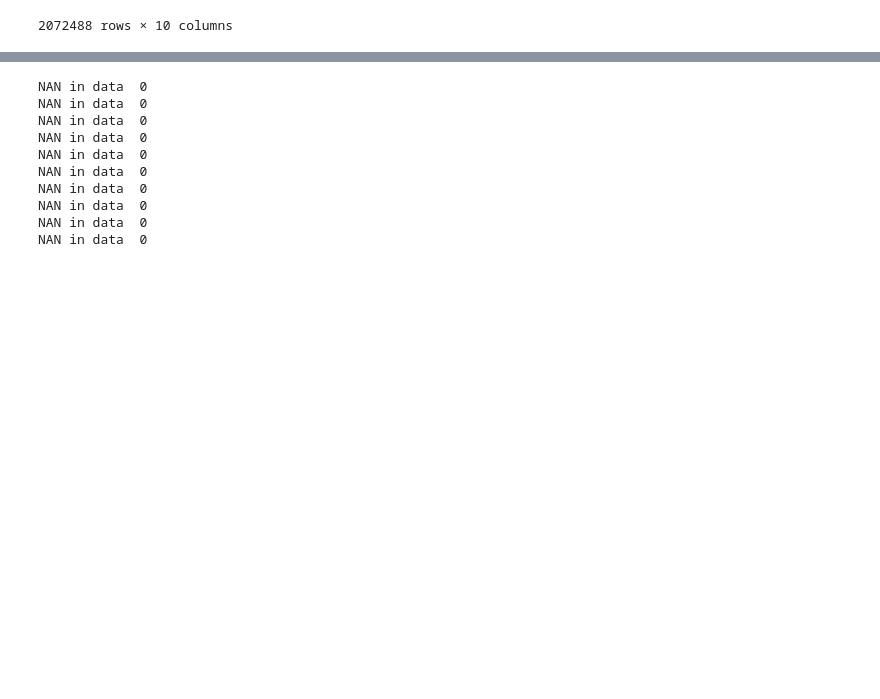
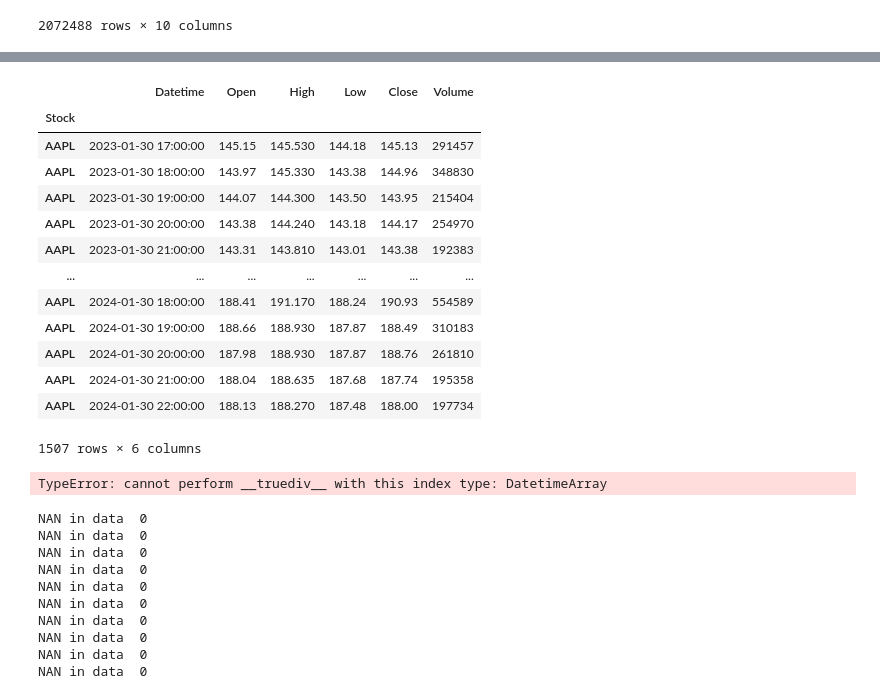
Before and after one commit to petrsokerin/Stock_Embedding, a Jupyter notebook: notebooks/TS2Vec.ipynb, the cells around one changed output, grey strips where cells are left out. Drawn from its saved outputs; the diff is of its cells as text; code cells hidden in the pictures; blank space fills up the shorter version.

```diff
--- a/notebooks/TS2Vec.ipynb
+++ b/notebooks/TS2Vec.ipynb
@@ -142,3 +160,25 @@ df_best_h
+# %%
+df_best_h.loc['AAPL', :]
+# %% [output]
+|  | Datetime | Open | High | Low | Close | Volume |
+| Stock |  |  |  |  |  |  |
+| AAPL | 2023-01-30 17:00:00 | 145.15 | 145.530 | 144.18 | 145.13 | 291457 |
+| AAPL | 2023-01-30 18:00:00 | 143.97 | 145.330 | 143.38 | 144.96 | 348830 |
+| AAPL | 2023-01-30 19:00:00 | 144.07 | 144.300 | 143.50 | 143.95 | 215404 |
+| AAPL | 2023-01-30 20:00:00 | 143.38 | 144.240 | 143.18 | 144.17 | 254970 |
+| AAPL | 2023-01-30 21:00:00 | 143.31 | 143.810 | 143.01 | 143.38 | 192383 |
+| ... | ... | ... | ... | ... | ... | ... |
+| AAPL | 2024-01-30 18:00:00 | 188.41 | 191.170 | 188.24 | 190.93 | 554589 |
+| AAPL | 2024-01-30 19:00:00 | 188.66 | 188.930 | 187.87 | 188.49 | 310183 |
+| AAPL | 2024-01-30 20:00:00 | 187.98 | 188.930 | 187.87 | 188.76 | 261810 |
+| AAPL | 2024-01-30 21:00:00 | 188.04 | 188.635 | 187.68 | 187.74 | 195358 |
+| AAPL | 2024-01-30 22:00:00 | 188.13 | 188.270 | 187.48 | 188.00 | 197734 |
+1507 rows × 6 columns
+# %%
+for stock in df_best_h['Stock'].unique():
+    df_best_h[df_best_h['Stock']==stock] = df_best_h[df_best_h['Stock']==stock].pct_change()
+# %% [output]
+TypeError: cannot perform __truediv__ with this index type: DatetimeArray
 # %%
 train_start, train_end = '2023-10-01', '2023-11-01'
 test_start, test_end = '2023-11-01', '2023-11-07'
```
Also changed, not shown: parts of 5 cells of this notebook, 4 other files.
